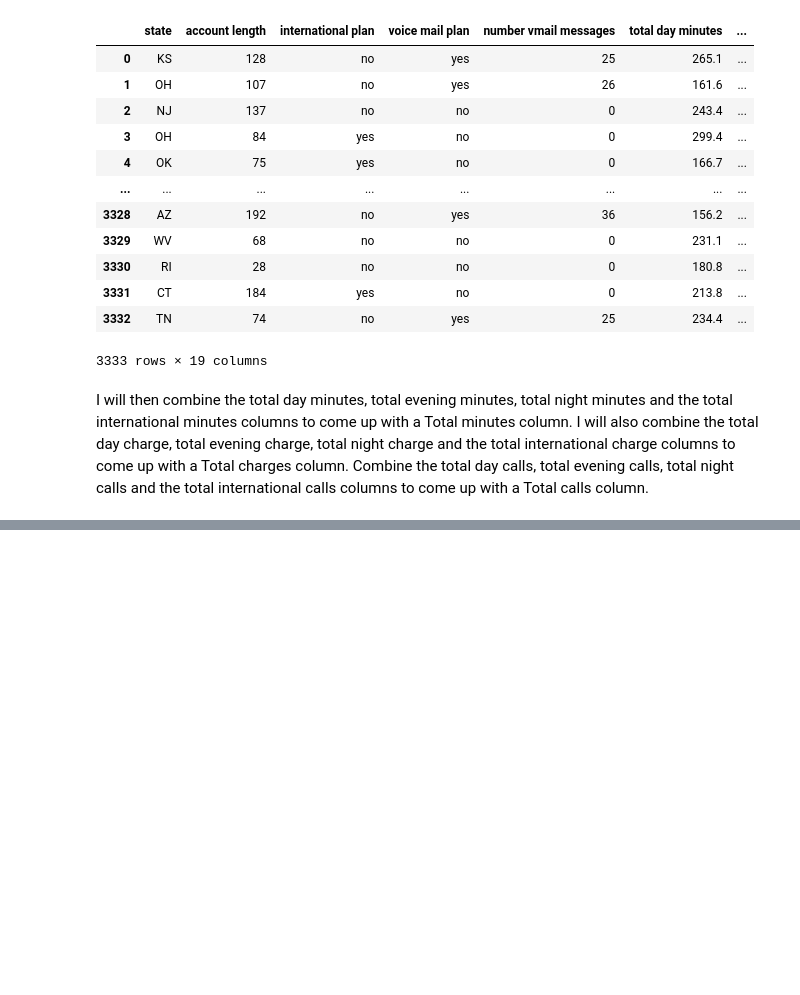
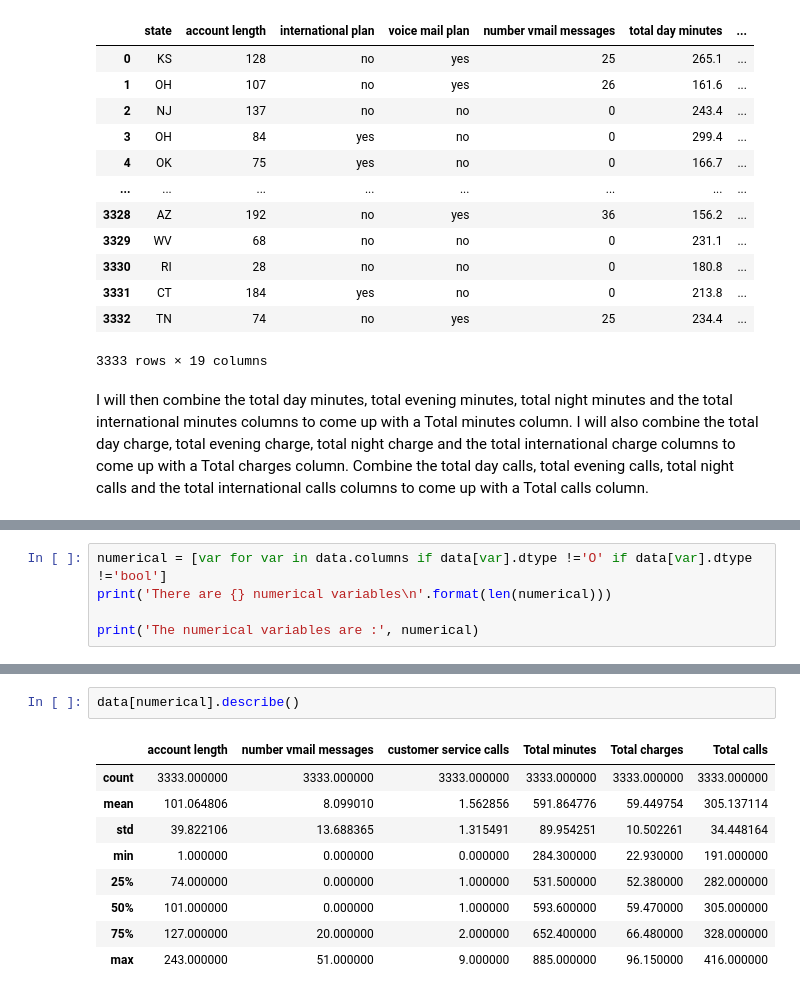
Before and after one commit to EdwinMbuthia/Phase-3-Project, a Jupyter notebook: index.ipynb, the cells around one changed output, grey strips where cells are left out. Saved outputs shown, nothing was run; the diff lists cells and outputs as text; blank space fills up the shorter version.

```diff
--- a/index.ipynb
+++ b/index.ipynb
@@ -165,0 +281,5 @@ data
+# %%
+numerical = [var for var in data.columns if data[var].dtype !='O' if data[var].dtype !='bool']
+print('There are {} numerical variables\n'.format(len(numerical)))
+
+print('The numerical variables are :', numerical)
@@ -165,0 +295,12 @@ data
+# %%
+data[numerical].describe()
+# %% [output]
+|  | account length | number vmail messages | customer service calls | Total minutes | Total charges | Total calls |
+| count | 3333.000000 | 3333.000000 | 3333.000000 | 3333.000000 | 3333.000000 | 3333.000000 |
+| mean | 101.064806 | 8.099010 | 1.562856 | 591.864776 | 59.449754 | 305.137114 |
+| std | 39.822106 | 13.688365 | 1.315491 | 89.954251 | 10.502261 | 34.448164 |
+| min | 1.000000 | 0.000000 | 0.000000 | 284.300000 | 22.930000 | 191.000000 |
+| 25% | 74.000000 | 0.000000 | 1.000000 | 531.500000 | 52.380000 | 282.000000 |
+| 50% | 101.000000 | 0.000000 | 1.000000 | 593.600000 | 59.470000 | 305.000000 |
+| 75% | 127.000000 | 20.000000 | 2.000000 | 652.400000 | 66.480000 | 328.000000 |
+| max | 243.000000 | 51.000000 | 9.000000 | 885.000000 | 96.150000 | 416.000000 |
```
Also changed, not shown: parts of 20 cells of this notebook.
